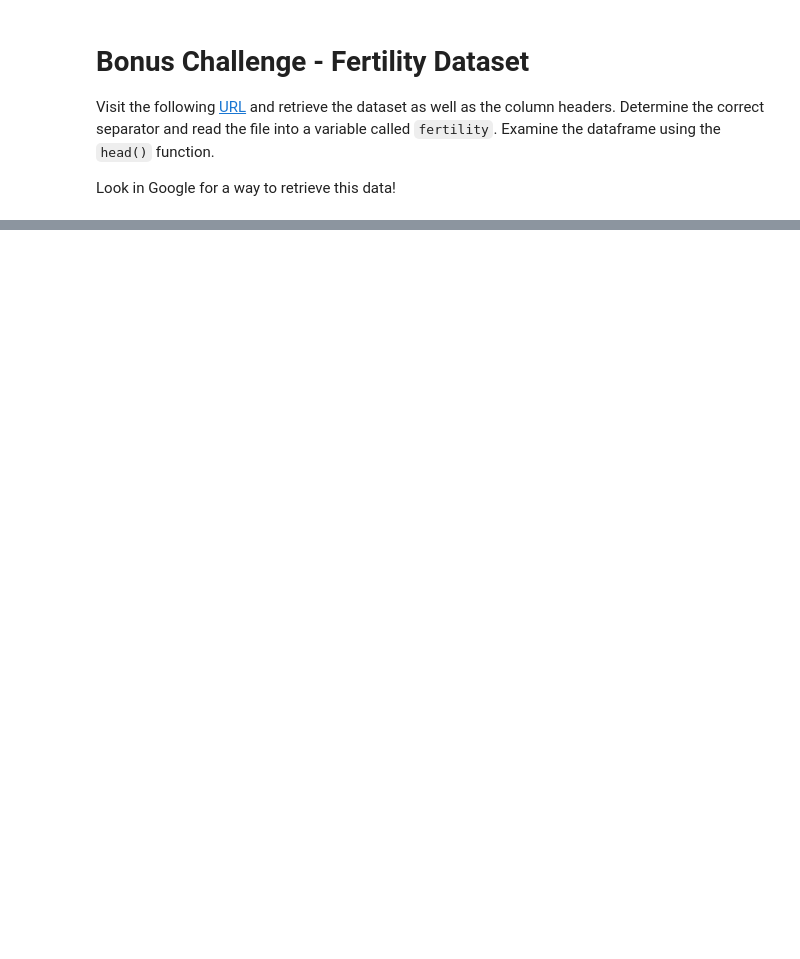
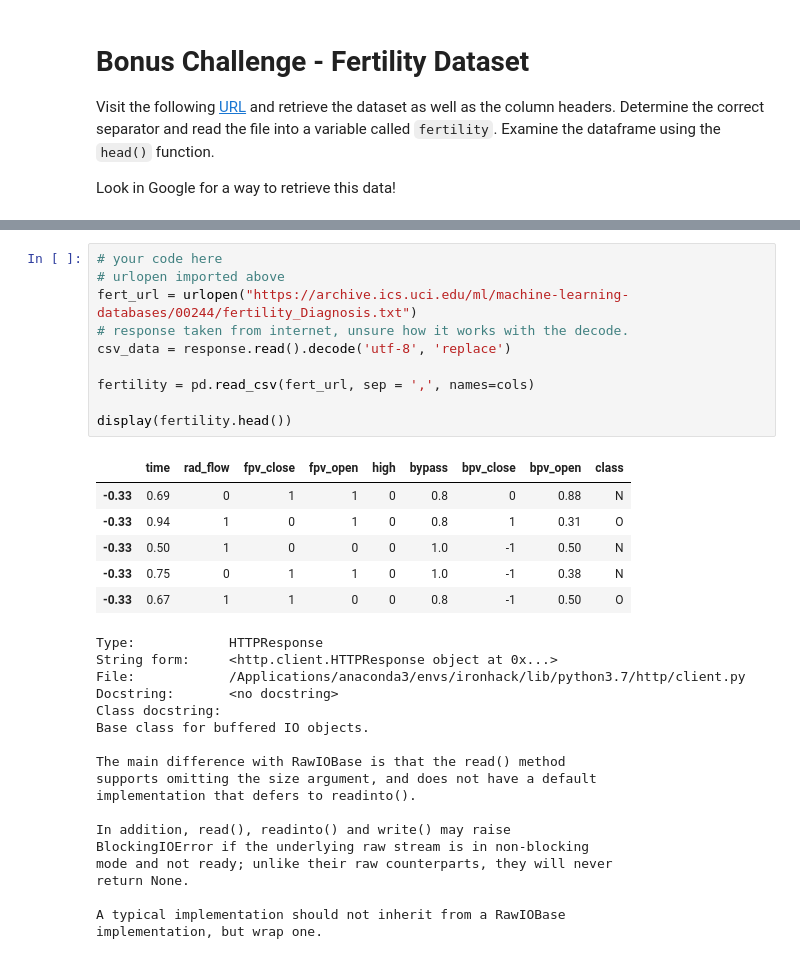
Before and after one commit to ta-data-mad/dataptmad0420, a Jupyter notebook: module-1/importing-exporting-data/your-code/main.ipynb, the cells around one changed output, grey strips where cells are left out. Cells and saved outputs as stored; diff of their text form; blank space fills up the shorter version.

```diff
--- a/module-1/importing-exporting-data/your-code/main.ipynb
+++ b/module-1/importing-exporting-data/your-code/main.ipynb
@@ -106,0 +182,35 @@ Look in Google for a way to retrieve this data!
+# %%
+# your code here
+# urlopen imported above
+fert_url = urlopen("https://archive.ics.uci.edu/ml/machine-learning-databases/00244/fertility_Diagnosis.txt")
+# response taken from internet, unsure how it works with the decode.
+csv_data = response.read().decode('utf-8', 'replace')
+
+fertility = pd.read_csv(fert_url, sep = ',', names=cols)
+
+display(fertility.head())
+# %% [output]
+|  | time | rad_flow | fpv_close | fpv_open | high | bypass | bpv_close | bpv_open | class |
+| -0.33 | 0.69 | 0 | 1 | 1 | 0 | 0.8 | 0 | 0.88 | N |
+| -0.33 | 0.94 | 1 | 0 | 1 | 0 | 0.8 | 1 | 0.31 | O |
+| -0.33 | 0.50 | 1 | 0 | 0 | 0 | 1.0 | -1 | 0.50 | N |
+| -0.33 | 0.75 | 0 | 1 | 1 | 0 | 1.0 | -1 | 0.38 | N |
+| -0.33 | 0.67 | 1 | 1 | 0 | 0 | 0.8 | -1 | 0.50 | O |
+Type:            HTTPResponse
+String form:     <http.client.HTTPResponse object at 0x...>
+File:            /Applications/anaconda3/envs/ironhack/lib/python3.7/http/client.py
+Docstring:       <no docstring>
+Class docstring:
+Base class for buffered IO objects.
+
+The main difference with RawIOBase is that the read() method
+supports omitting the size argument, and does not have a default
+implementation that defers to readinto().
+
+In addition, read(), readinto() and write() may raise
+BlockingIOError if the underlying raw stream is in non-blocking
+mode and not ready; unlike their raw counterparts, they will never
+return None.
+
+A typical implementation should not inherit from a RawIOBase
+implementation, but wrap one.
```
Also changed, not shown: parts of 16 cells of this notebook, 2 other files.
